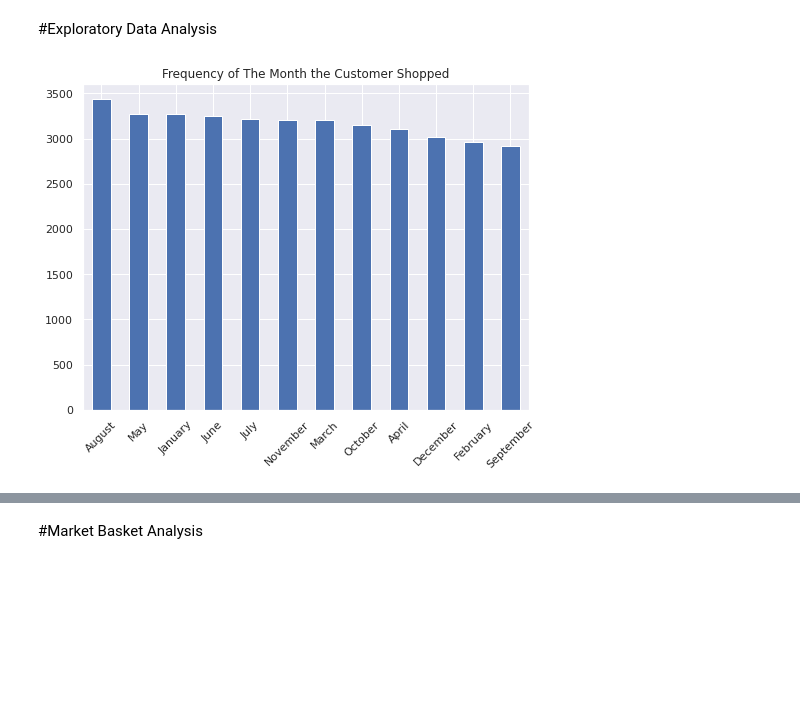
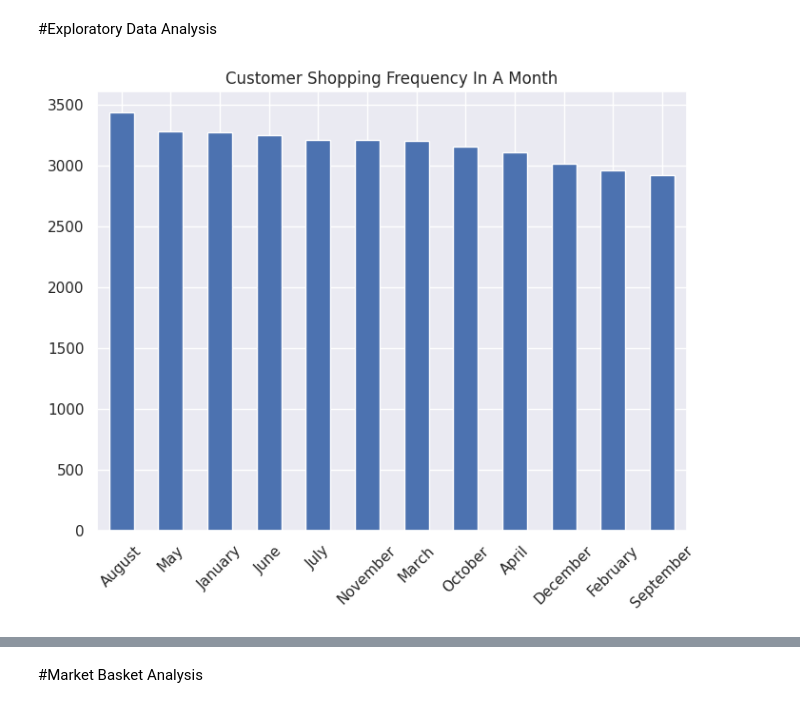
Before and after one commit to ainunsyafna/Project-Market-Basket-Analysis, a Jupyter notebook: Market_Basket_Analysis_Ainun_Syafna_Maharani.ipynb, the cells around one changed output, grey strips where cells are left out. Drawn from its saved outputs; the diff is of its cells as text; code cells hidden in the pictures; blank space fills up the shorter version.

```diff
--- a/Market_Basket_Analysis_Ainun_Syafna_Maharani.ipynb
+++ b/Market_Basket_Analysis_Ainun_Syafna_Maharani.ipynb
@@ -296,9 +316,9 @@ Name: itemcategory, dtype: int64
 # %%
 df['month'].value_counts().plot.bar(figsize=(8, 6))
 plt.xticks(rotation=45)
-plt.title('Frequency of The Month the Customer Shopped');
+plt.title('Customer Shopping Frequency In A Month');
 # %% [output]
-[figure, old version]
+[figure, new version]
 # %%
 df['day'].value_counts().plot.bar(figsize=(8, 6))
 plt.xticks(rotation=45)
```
Also changed, not shown: parts of 10 cells of this notebook.
